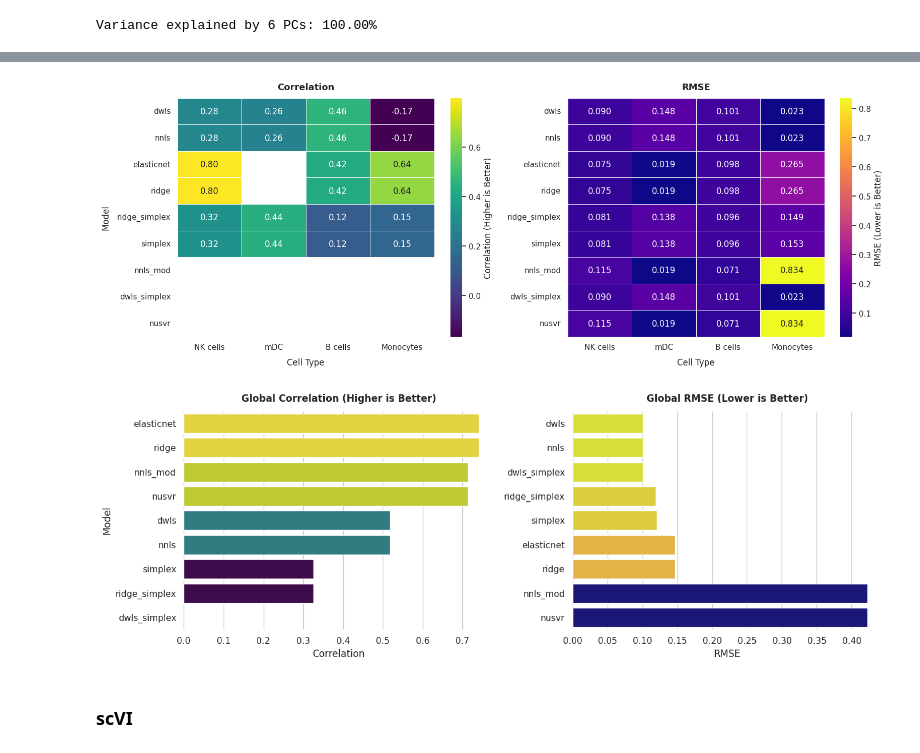
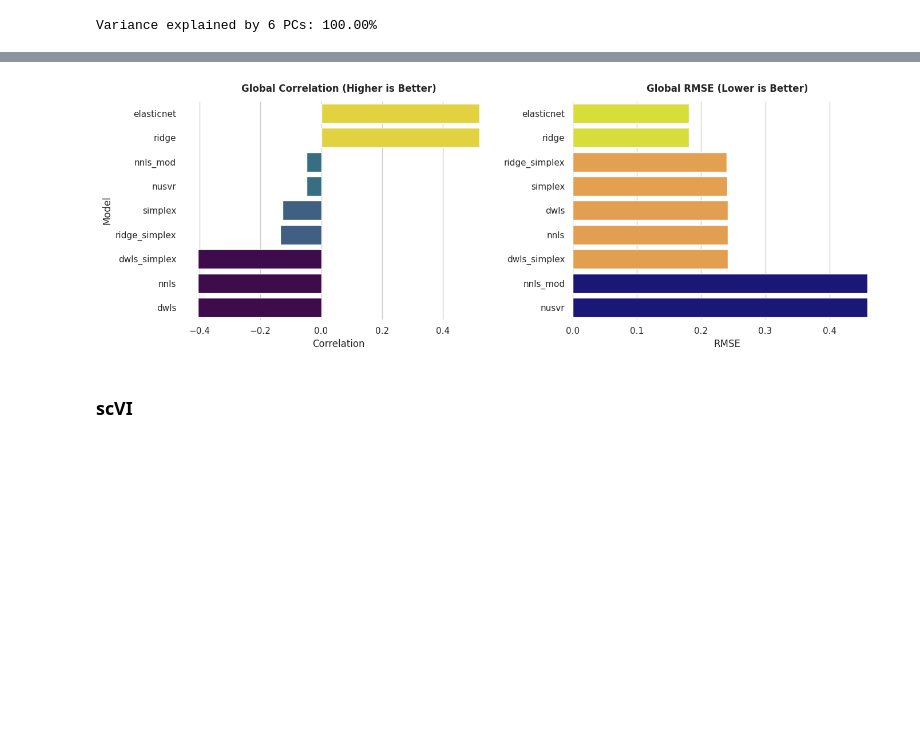
Before and after one commit to Eastmanmd/DECONVersation, a Jupyter notebook: tutorials/extracting_embeddings_from_bulk_all_solvers.ipynb, the cells around one changed output, grey strips where cells are left out. Drawn from its saved outputs; the diff is of its cells as text; code cells hidden in the pictures; blank space fills up the shorter version.

```diff
--- a/tutorials/extracting_embeddings_from_bulk_all_solvers.ipynb
+++ b/tutorials/extracting_embeddings_from_bulk_all_solvers.ipynb
@@ -114,4 +216,6 @@ Running deconvolution...
 # %%
 results = run_all_deconv(bulk_df=bulk_pc.T,
                          signature_df=sig_mat_pc.T)
+
+results = {solver: harmonize_columns(df) for solver, df in results.items()}
 # %% [output]
@@ -298,8 +231,10 @@ ground_truth.head()
-# %%
-plot_solver_benchmarks(results, ground_truth)
-# %% [output]
-[figure, removed]
-[figure, removed]
+# %%
+# Visualize results
+visualize_solvers(results,
+                  ground_truth,
+                  level=["global"])
+# %% [output]
+[figure, added]
 # %% [markdown]
 ### scVI
 # %%
```
Also changed, not shown: parts of 20 cells of this notebook, 1 other file.
